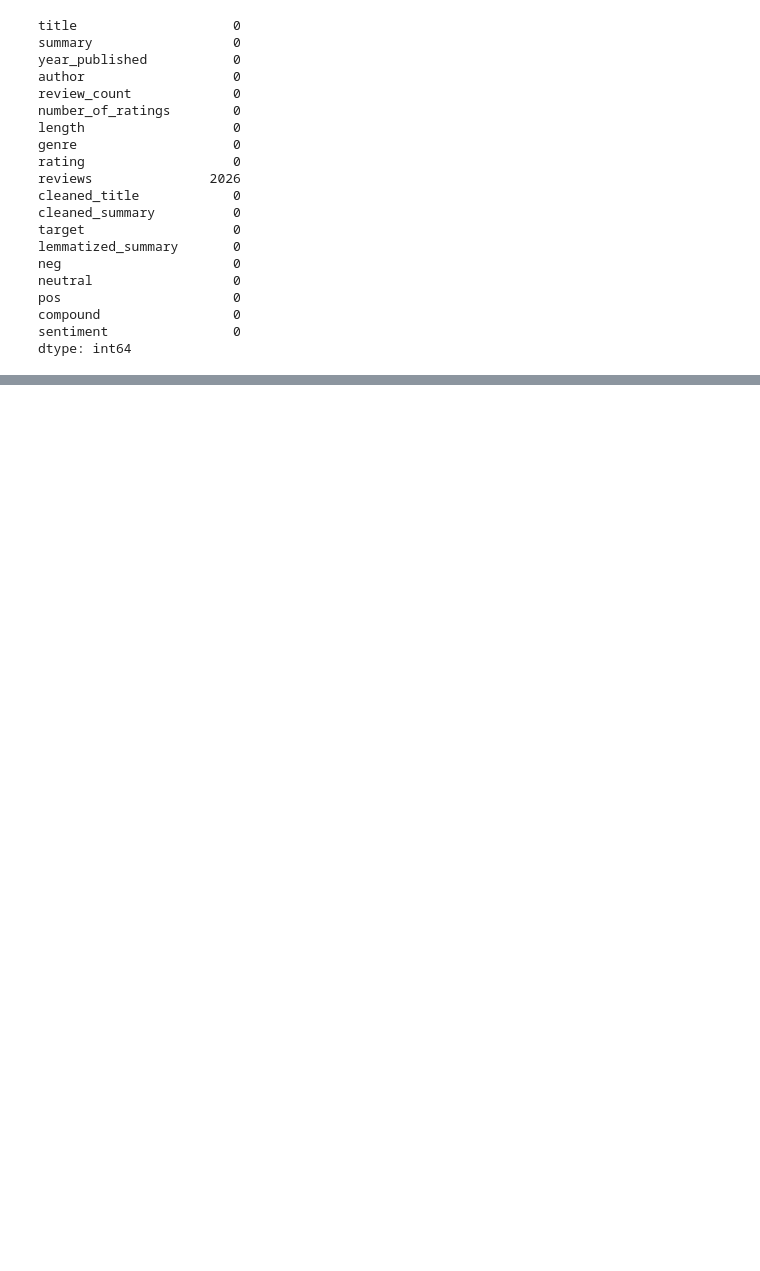
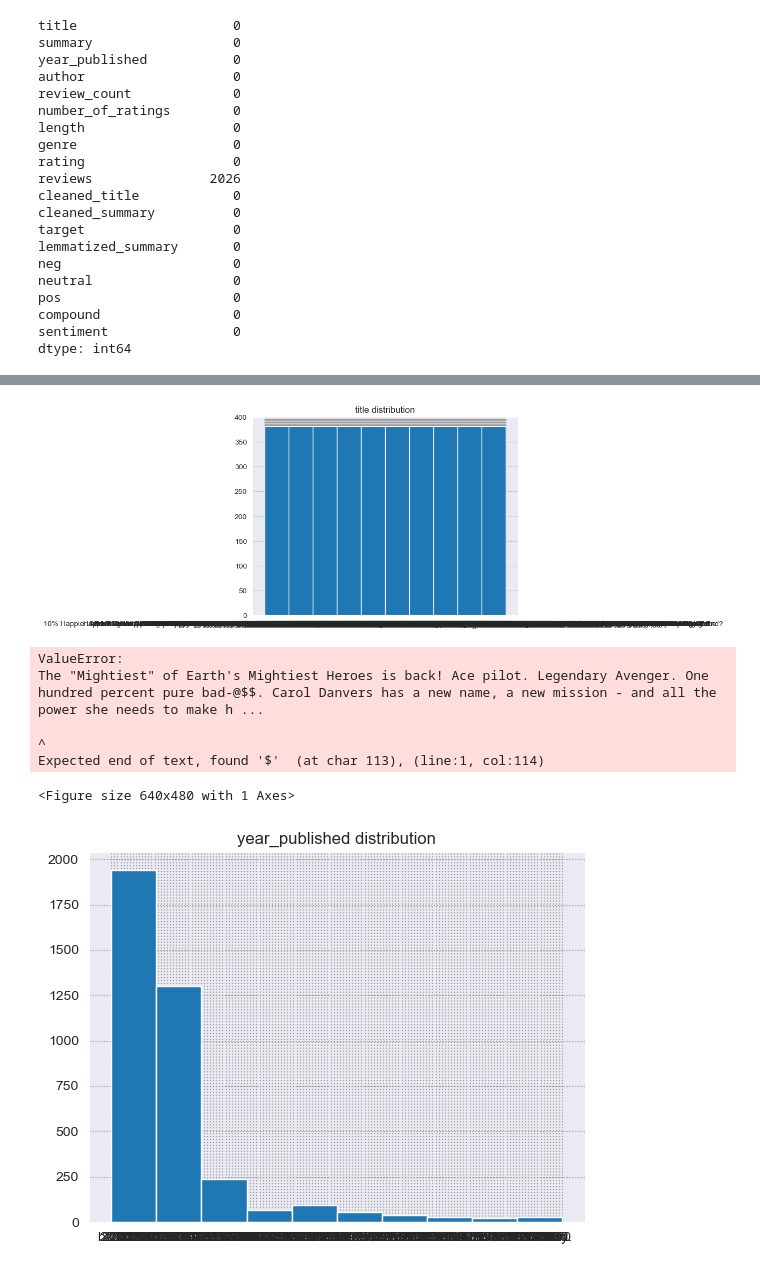
Before and after one commit to Booookkkkkssss/books_main, a Jupyter notebook: shawns_work/prep_and_explore_workbook.ipynb, the cells around one changed output, grey strips where cells are left out. Drawn from its saved outputs; the diff is of its cells as text; code cells hidden in the pictures; blank space fills up the shorter version.

```diff
--- a/shawns_work/prep_and_explore_workbook.ipynb
+++ b/shawns_work/prep_and_explore_workbook.ipynb
@@ -358,0 +453,16 @@ train.head()
+# %%
+sns.set_style("darkgrid", {"grid.color": ".6", "grid.linestyle": ":"})
+# %%
+for col in train.columns:
+
+    plt.hist(x=col, data=df)
+    plt.title(f'{col} distribution')
+    plt.show()
+# %% [output]
+[figure, added]
+ValueError:
+The "Mightiest" of Earth's Mightiest Heroes is back! Ace pilot. Legendary Avenger. One hundred percent pure bad-@$$. Carol Danvers has a new name, a new mission - and all the power she needs to make h ...
+                                                                                                                 ^
+Expected end of text, found '$'  (at char 113), (line:1, col:114)
+<Figure size 640x480 with 1 Axes>
+[figure, added]
```
Also changed, not shown: parts of 18 cells of this notebook, 1 other file.
